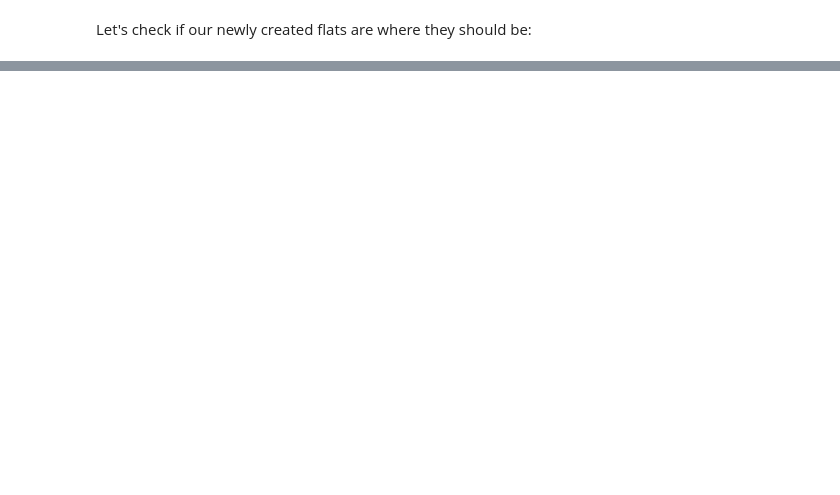
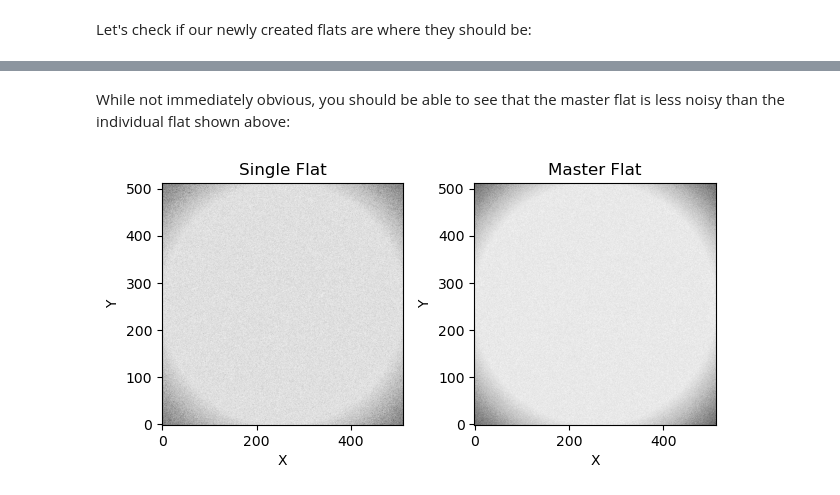
Before and after one commit to zairving/opticam, a Jupyter notebook: docs/tutorials/applying_corrections.ipynb, the cells around one changed output, grey strips where cells are left out. Cells and saved outputs as stored; diff of their text form; code cells hidden in the pictures; blank space fills up the shorter version.

```diff
--- a/docs/tutorials/applying_corrections.ipynb
+++ b/docs/tutorials/applying_corrections.ipynb
@@ -158,0 +148,19 @@ That concludes the corrections tutorial for `opticam_new`! Currently, image corr
+# %%
+master_flat = flat_corrector.master_flats['g-band']
+
+fig, ax = plt.subplots(tight_layout=True)
+
+im = ax.imshow(
+    master_flat,
+    norm=simple_norm(
+        master_flat,
+        stretch="sqrt",
+        ),
+    origin="lower",
+    cmap="Greys_r",
+    )
+
+ax.set_xlabel("X")
+ax.set_ylabel("Y")
+
+plt.show()
@@ -158,0 +169,34 @@ That concludes the corrections tutorial for `opticam_new`! Currently, image corr
+# %% [markdown]
+While not immediately obvious, you should be able to see that the master flat is less noisy than the individual flat shown above:
+# %%
+fig, axes = plt.subplots(ncols=2, tight_layout=True)
+
+axes[0].imshow(
+    flat,
+    norm=simple_norm(
+        flat,
+        stretch="sqrt",
+        ),
+    origin="lower",
+    cmap="Greys_r",
+    )
+axes[0].set_title("Single Flat")
+
+axes[1].imshow(
+    master_flat,
+    norm=simple_norm(
+        master_flat,
+        stretch="sqrt",
+        ),
+    origin="lower",
+    cmap="Greys_r",
+    )
+axes[1].set_title("Master Flat")
+
+for ax in axes:
+    ax.set_xlabel("X")
+    ax.set_ylabel("Y")
+
+plt.show()
+# %% [output]
+[figure, added]
```
Also changed, not shown: parts of 45 cells of this notebook.
